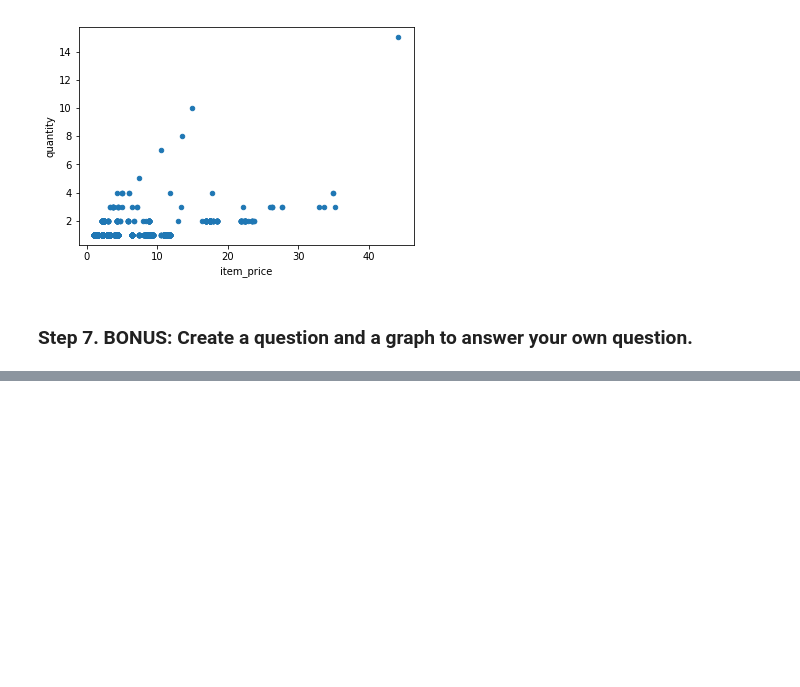
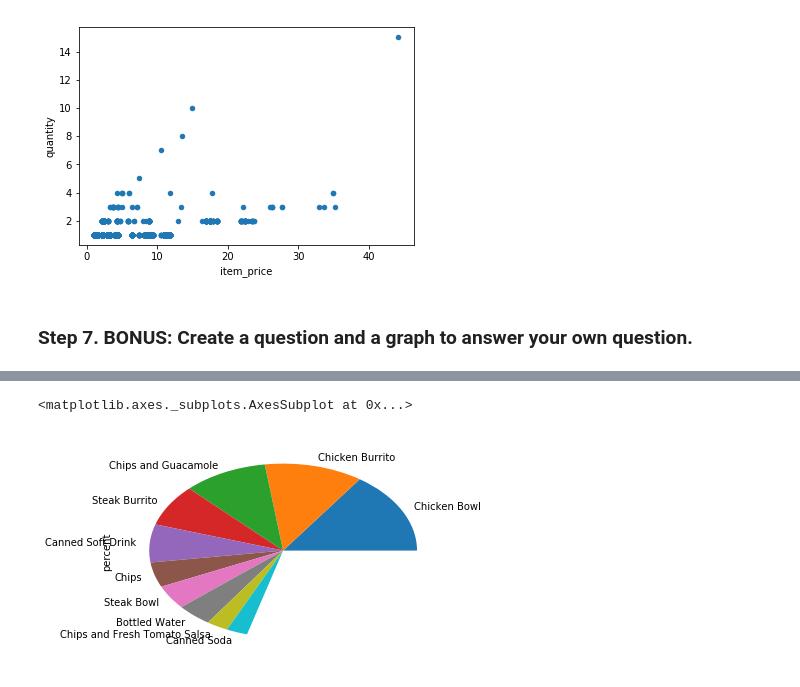
Before and after one commit to jordanmoritz/PandasExercises, a Jupyter notebook: pandas_exercises-master/07_Visualization/Chipotle/Exercises.ipynb, the cells around one changed output, grey strips where cells are left out. Drawn from its saved outputs; the diff is of its cells as text; code cells hidden in the pictures; blank space fills up the shorter version.

Commit message:
07 Visualization Chipo and Retail

```diff
--- a/pandas_exercises-master/07_Visualization/Chipotle/Exercises.ipynb
+++ b/pandas_exercises-master/07_Visualization/Chipotle/Exercises.ipynb
@@ -96,0 +109,17 @@ chipo[['item_name', 'quantity', 'item_price']].plot(kind='scatter', x='item_pric
+# %%
+# Pie chart with percent of quantities
+
+# Group things up
+chipo_quants = chipo[['quantity', 'item_name']].groupby('item_name').sum().sort_values(by='quantity', ascending=False)
+chipo_quants.head()
+chipo_quants.sum()
+
+chipo_quants['percent'] = chipo_quants.quantity / chipo_quants.quantity.sum()
+
+chipo_quants.head()
+chipo_quants.dtypes
+
+chipo_quants.percent.head(10).plot(kind='pie')
+# %% [output]
+<matplotlib.axes._subplots.AxesSubplot at 0x...>
+[figure, added]
```
Also changed, not shown: parts of 3 cells of this notebook.
